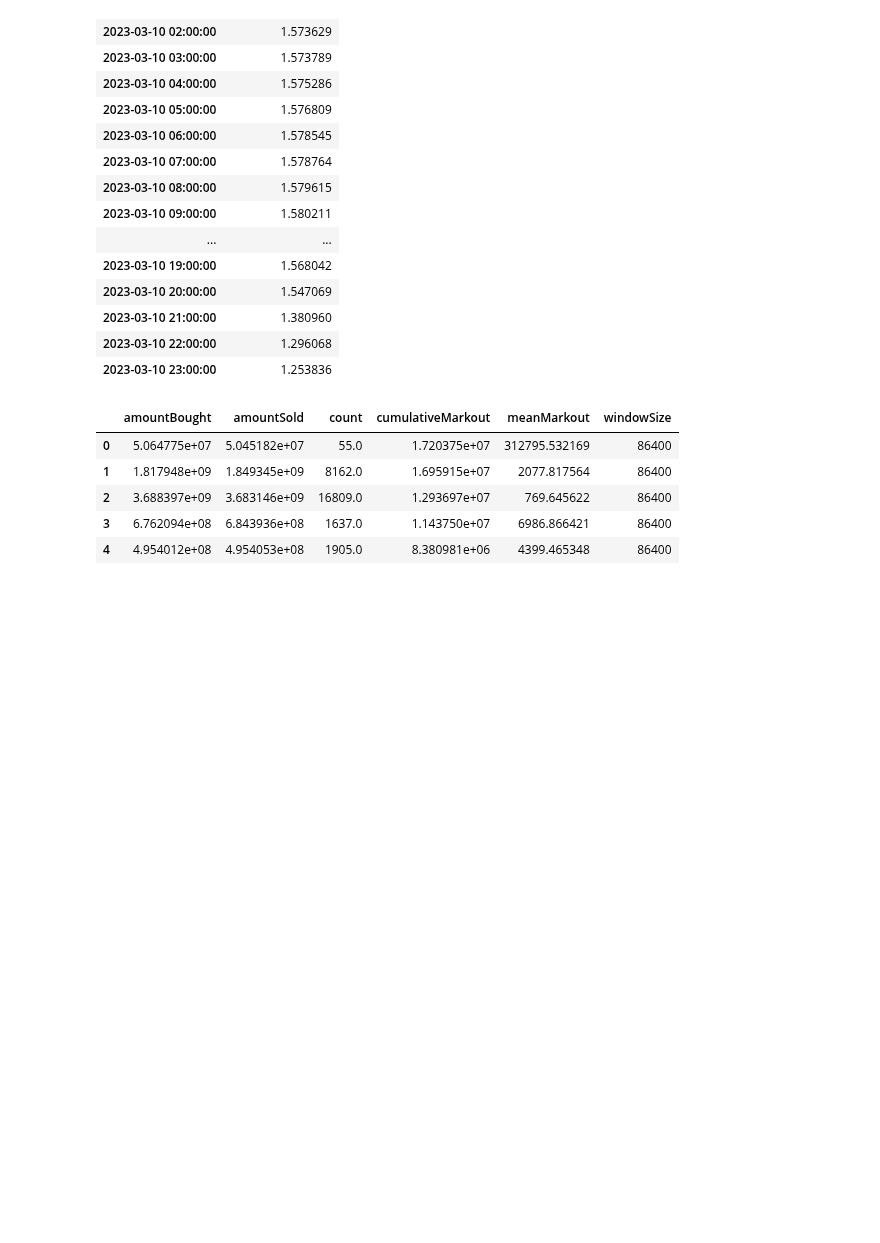
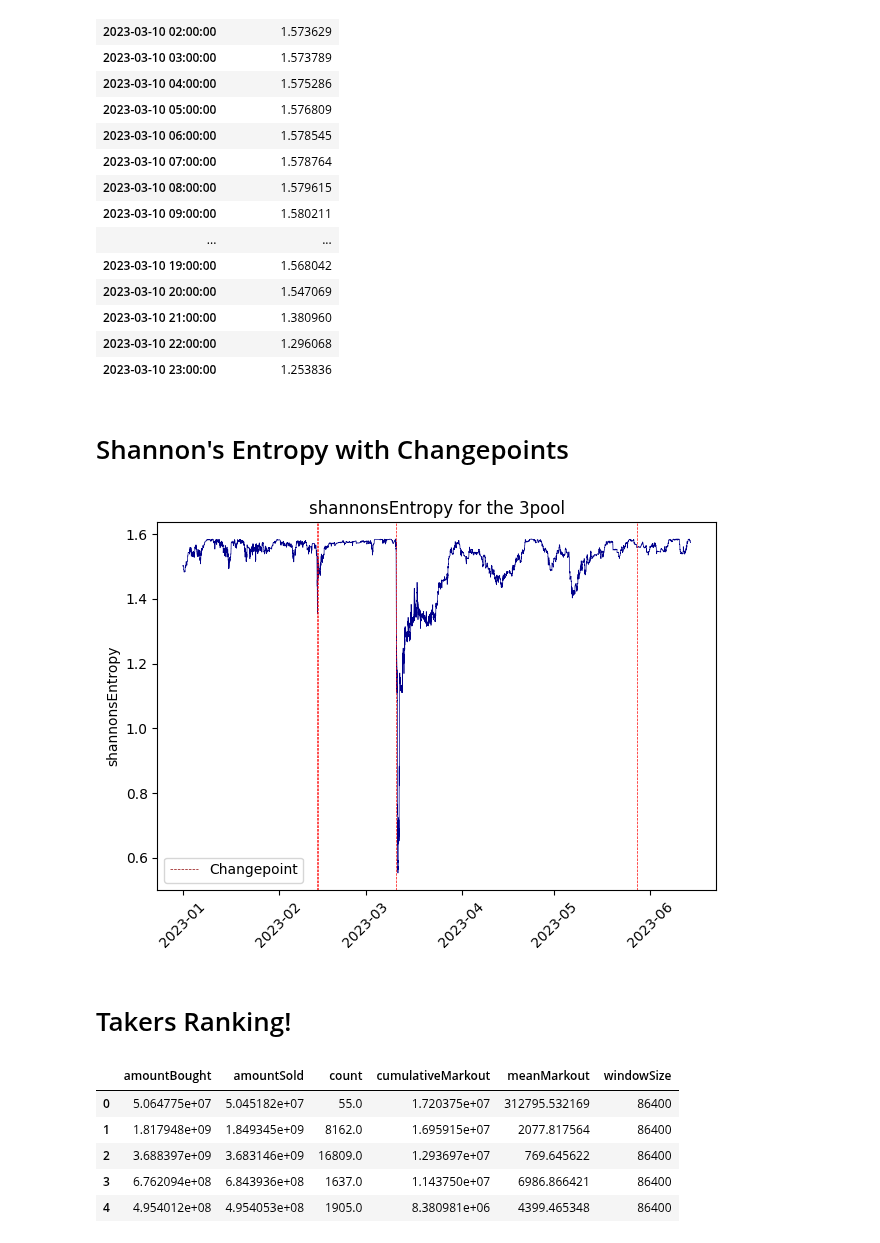
Before and after one commit to xenophonlabs/curve-lp-metrics, a Jupyter notebook: README.ipynb, the cells around one changed output. Cells and saved outputs as stored; diff of their text form; code cells hidden in the pictures; blank space fills up the shorter version.

```diff
--- a/README.ipynb
+++ b/README.ipynb
@@ -52,6 +53,45 @@ series.loc['2023-03-10'].resample('1h').last()
 | 2023-03-10 21:00:00 | 1.380960 |
 | 2023-03-10 22:00:00 | 1.296068 |
 | 2023-03-10 23:00:00 | 1.253836 |
+# %% [markdown]
+# Shannon's Entropy with Changepoints
+# %%
+# NOTE: Pool Metrics
+endpoint = 'changepoints'
+pool = '0xbebc44782c7db0a1a60cb6fe97d0b483032ff1c7'
+model = 'bocd'
+metric = 'shannonsEntropy'
+start = int(datetime.timestamp(datetime(2023, 1, 1)))
+end = int(datetime.timestamp(datetime.now()))
+params = {
+    'address': pool,
+    'model': model,
+    'metric': metric,
+    'start': start,
+    'end': end
+}
+response = req.get(URL + endpoint, params=params)
+if response.status_code == 200:
+    cps = list(response.json().values())
+else:
+    print('Request failed.')
+# %%
+f, ax = plt.subplots()
+
+ax.plot(series.index, series, color='darkblue', linewidth=0.5)
+if len(cps):
+    for cp in cps:
+        ax.axvline(datetime.fromtimestamp(cp), color='red', linestyle='--', linewidth=0.5)
+    ax.plot([], [], color='darkred', linewidth=0.5, linestyle='--', label='Changepoint')
+ax.tick_params(axis='x', rotation=45)
+ax.set_title(f'{metric} for the 3pool')
+ax.set_ylabel(metric)
+ax.legend()
+f.tight_layout()
+# %% [output]
+[figure, added]
+# %% [markdown]
+# Takers Ranking!
 # %%
 # NOTE: Takers
 endpoint = 'takers'
```
Also changed, not shown: parts of 1 cell of this notebook, 1 other file.
